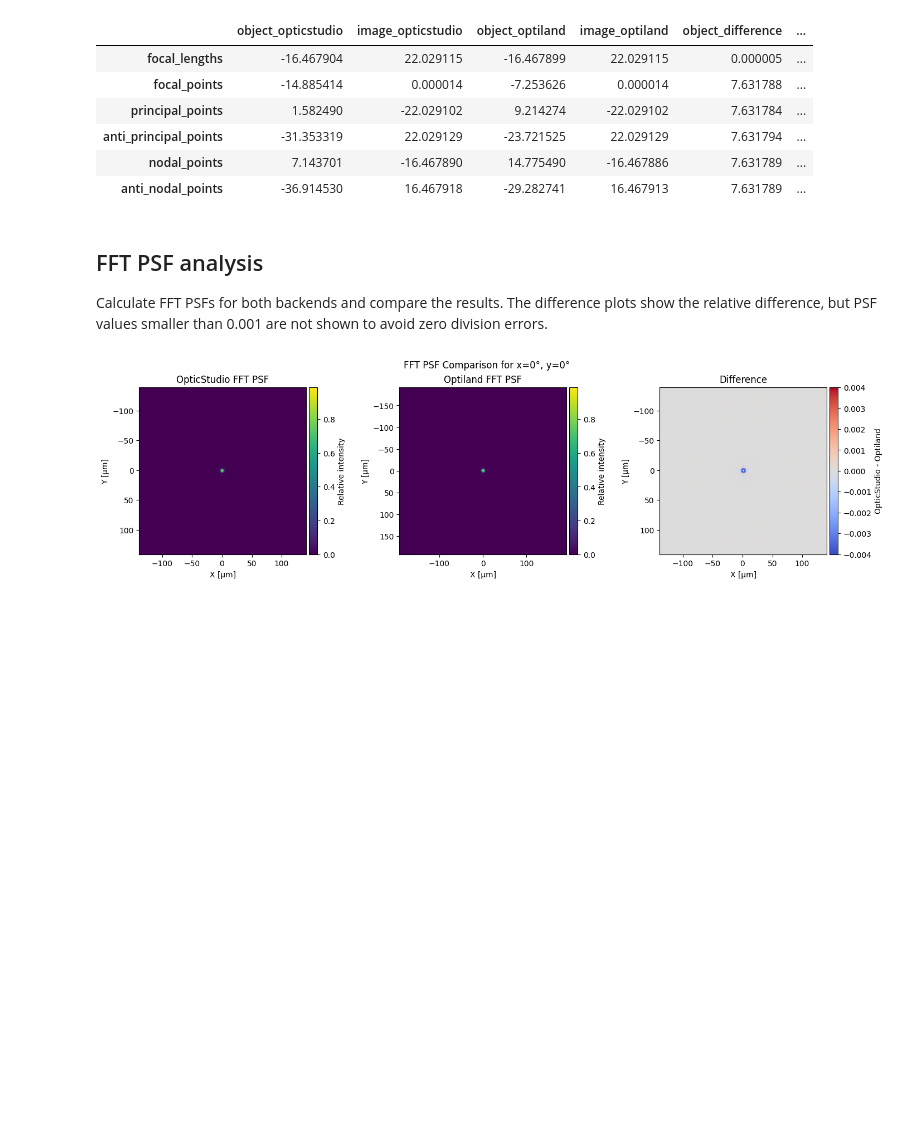
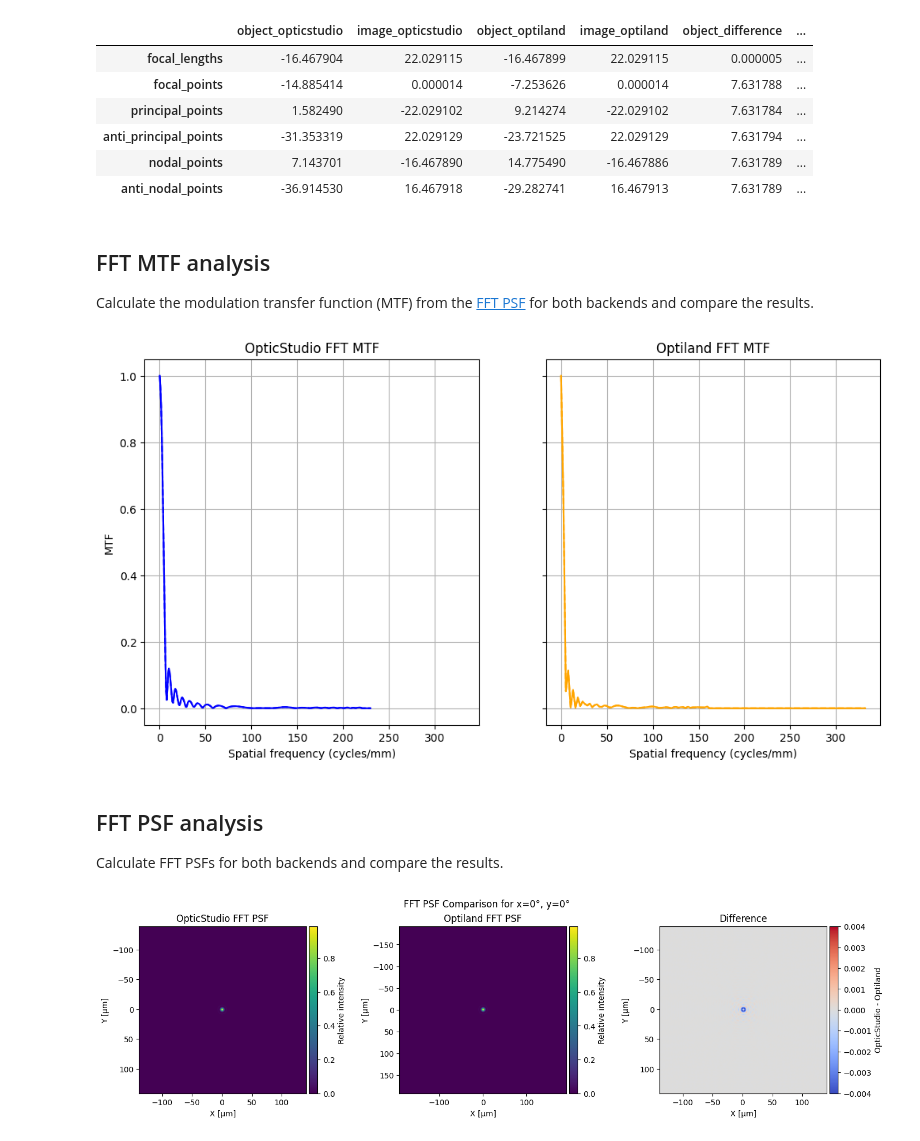
Before and after one commit to MREYE-LUMC/visisipy, a Jupyter notebook: docs/examples/Backend comparison/backend_comparison.ipynb, the cells around one changed output. Saved outputs shown, nothing was run; the diff lists cells and outputs as text; code cells hidden in the pictures; blank space fills up the shorter version.

Commit message:
Add FFT MTF to backend comparison notebook

```diff
--- a/docs/examples/Backend comparison/backend_comparison.ipynb
+++ b/docs/examples/Backend comparison/backend_comparison.ipynb
@@ -85,11 +86,36 @@ cardinal_points_comparison
 | anti_principal_points | -31.353319 | 22.029129 | -23.721525 | 22.029129 | 7.631794 | ... |
 | nodal_points | 7.143701 | -16.467890 | 14.775490 | -16.467886 | 7.631789 | ... |
 | anti_nodal_points | -36.914530 | 16.467918 | -29.282741 | 16.467913 | 7.631789 | ... |
+# %% [markdown]
+## FFT MTF analysis
+
+Calculate the modulation transfer function (MTF) from the [FFT PSF](#fft-psf-analysis) for both backends and compare the results.
+# %%
+def plot_mtf(mtf: MTFResult, ax: plt.Axes, title: str, color: str):
+    """
+    Plot the MTF results.
+    """
+
+    mtf.sagittal.plot(ax=ax, title=title, color=color)
+    mtf.tangential.plot(ax=ax, color=color, ls="--")
+    ax.set_xlabel("Spatial frequency (cycles/mm)")
+    ax.set_ylabel("MTF")
+    ax.grid(True)
+
+
+opticstudio_fft_mtf = visisipy.analysis.fft_mtf(model=model_myopic, sampling=128, backend=OpticStudioBackend)
+optiland_fft_mtf = visisipy.analysis.fft_mtf(model=model_myopic, sampling=128, backend=OptilandBackend)
+
+fig, ax = plt.subplots(1, 2, figsize=(12, 6), sharex=True, sharey=True)
+
+plot_mtf(opticstudio_fft_mtf, ax[0], "OpticStudio FFT MTF", "blue")
+plot_mtf(optiland_fft_mtf, ax[1], "Optiland FFT MTF", "orange")
+# %% [output]
+[figure, added]
 # %% [markdown]
 ## FFT PSF analysis
 
 Calculate FFT PSFs for both backends and compare the results.
-The difference plots show the relative difference, but PSF values smaller than 0.001 are not shown to avoid zero division errors.
 # %%
 def plot_dataframe(ax: plt.Axes, df: pd.DataFrame, title: str, cbar_label: str = "Relative intensity", **kwargs):
     im = ax.imshow(
```
Also changed, not shown: parts of 1 cell of this notebook, 1 other file.
